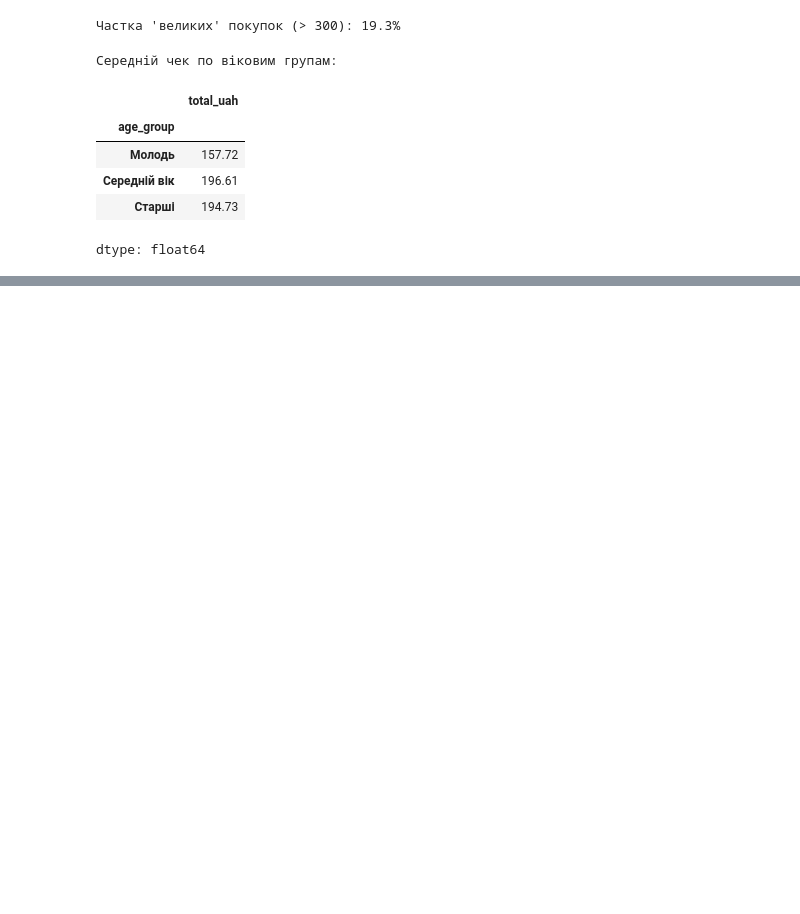
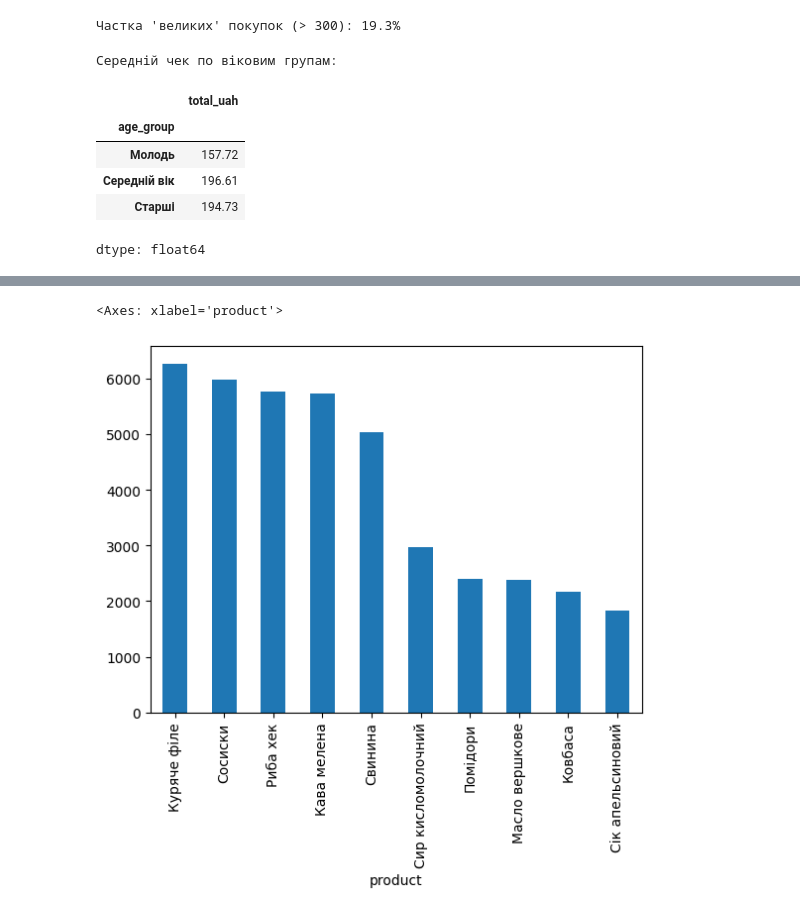
Before and after one commit to DymaStar/DTA_2026, a Jupyter notebook: project_store_sales_analysis /DS_pr_store_sales_analysis.ipynb, the cells around one changed output, grey strips where cells are left out. Drawn from its saved outputs; the diff is of its cells as text; code cells hidden in the pictures; blank space fills up the shorter version.

```diff
--- a/project_store_sales_analysis /DS_pr_store_sales_analysis.ipynb
+++ b/project_store_sales_analysis /DS_pr_store_sales_analysis.ipynb
@@ -694,0 +682,15 @@ df.groupby('age_group', observed=True).agg({
+# %%
+# top10_revenue = df.groupby('product')['total_uah'].sum().sort_values(ascending=False)[:10]
+# черехз змінну
+top10_revenue = (
+    df.groupby('product')['total_uah']
+    .sum()
+    .sort_values(ascending=False)
+    [:10]
+)
+top10_revenue.plot(
+    kind='bar'
+)
+# %% [output]
+<Axes: xlabel='product'>
+[figure, added]
```
Also changed, not shown: parts of 59 cells of this notebook.
